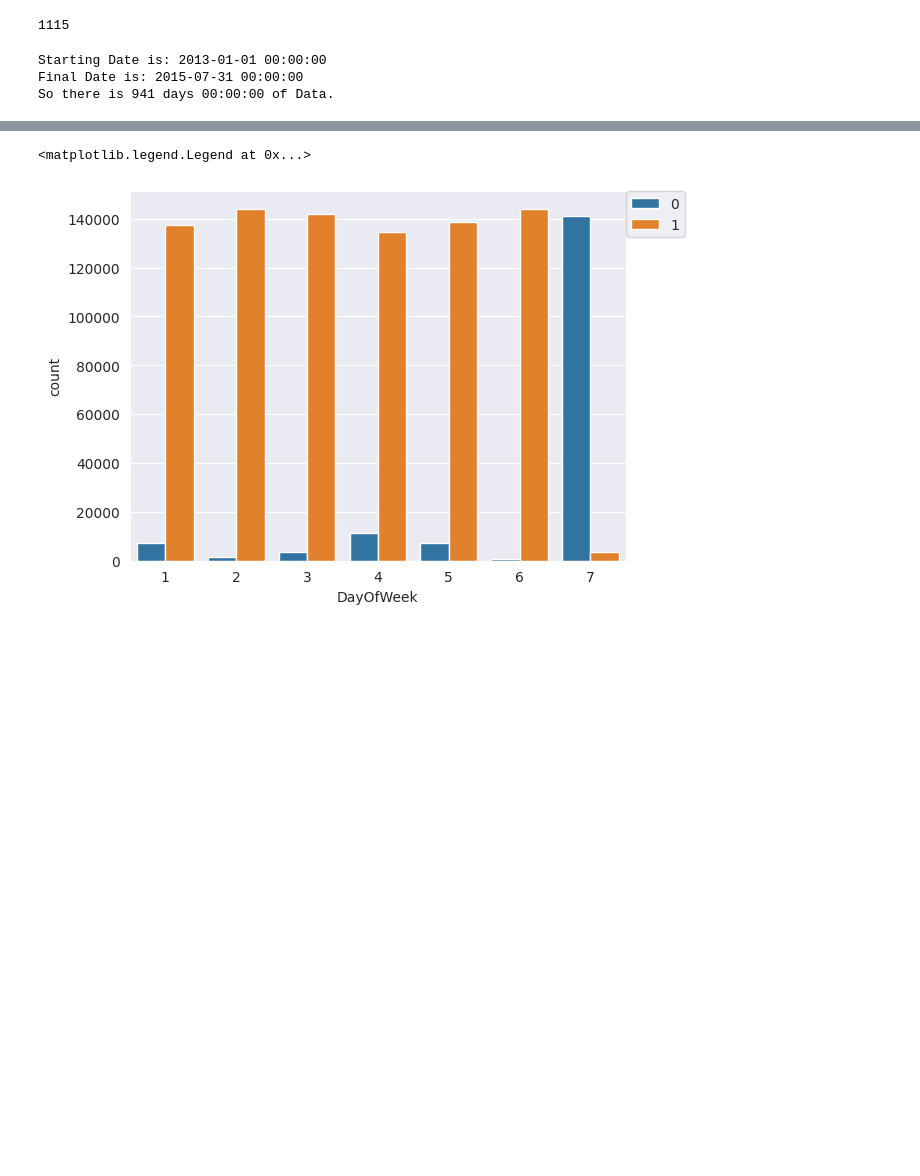
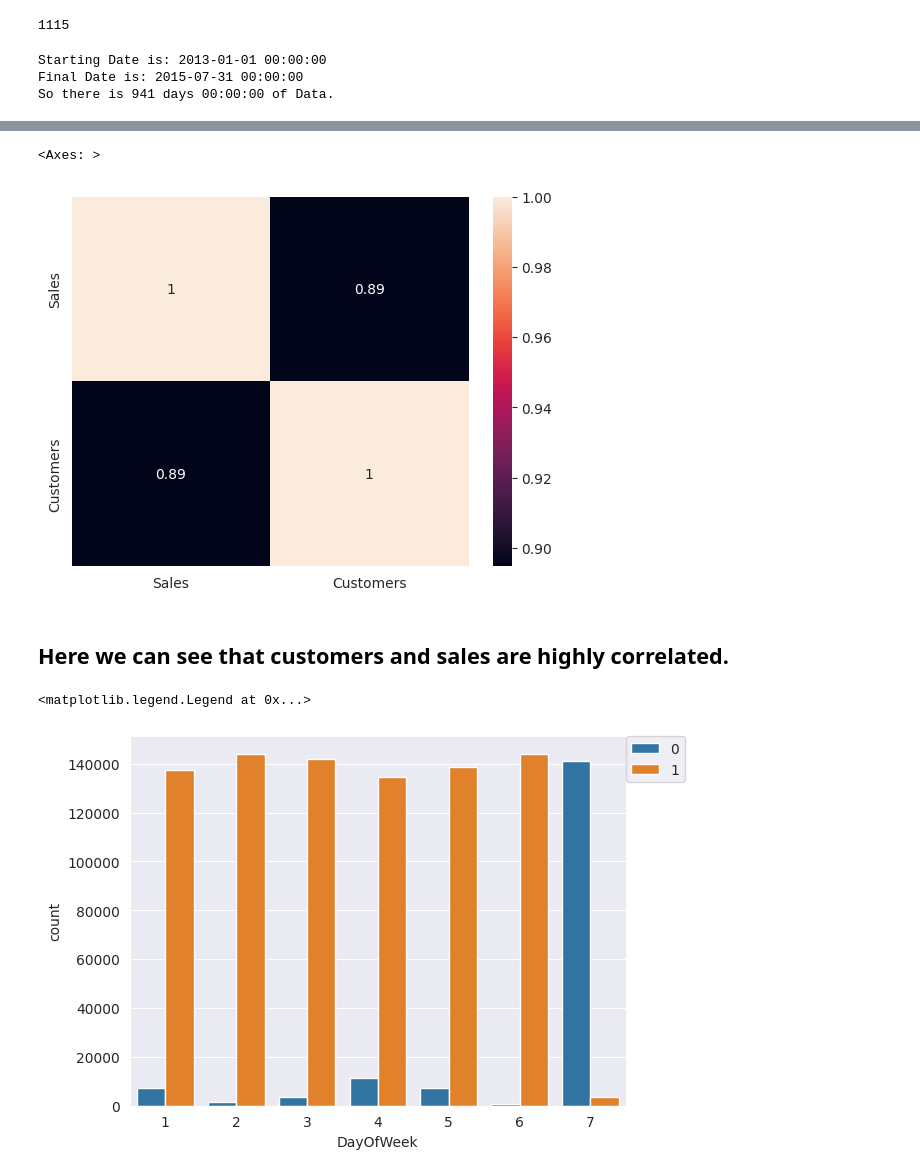
Before and after one commit to diptiranjan1998/Regression-Analysis-on-Retail-Sales-Prediction, a Jupyter notebook: Retail_sales_prediction.ipynb, the cells around one changed output, grey strips where cells are left out. Saved outputs shown, nothing was run; the diff lists cells and outputs as text; code cells hidden in the pictures; blank space fills up the shorter version.

```diff
--- a/Retail_sales_prediction.ipynb
+++ b/Retail_sales_prediction.ipynb
@@ -311,3 +334,11 @@ So there is 941 days 00:00:00 of Data.
+# %%
+# Let's check the relation between Sales and Customers columns.
+sns.heatmap(rossmann_df[['Sales', 'Customers']].corr(), annot= True)
+# %% [output]
+<Axes: >
+[figure, added]
+# %% [markdown]
+## Here we can see that customers and sales are highly correlated.
 # %%
 # Let's check the how many days and how many stores are open in a week.
 sns.countplot(x= rossmann_df.DayOfWeek, hue= rossmann_df.Open)
```
Also changed, not shown: parts of 14 cells of this notebook.
